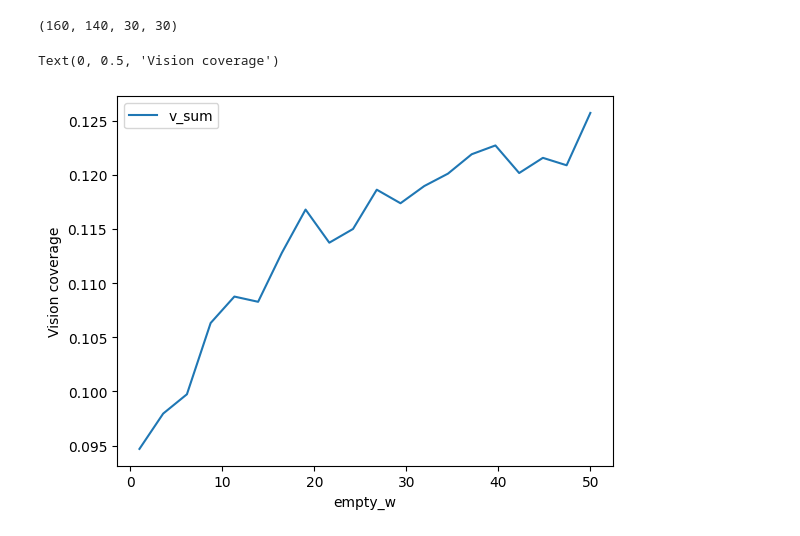
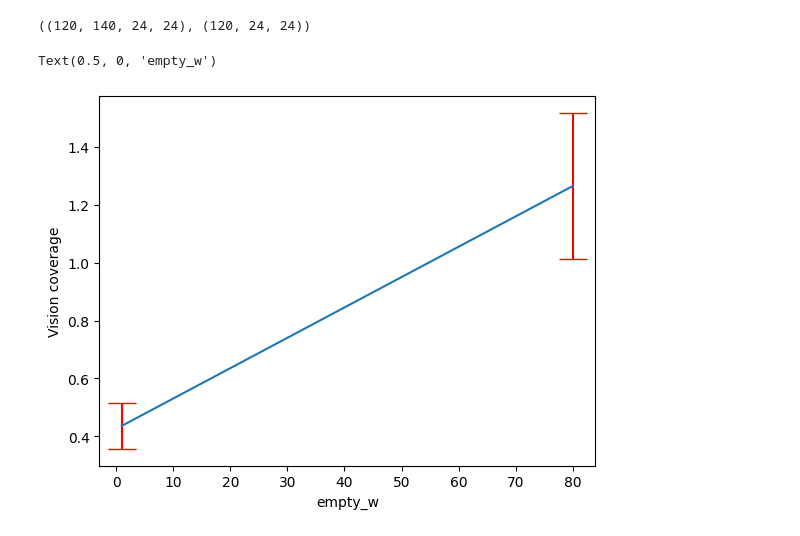
Before and after one commit to viktorvesely/TaC, a Jupyter notebook: simulation/analysis.ipynb, the cells around one changed output. Saved outputs shown, nothing was run; the diff lists cells and outputs as text; code cells hidden in the pictures.

```diff
--- a/simulation/analysis.ipynb
+++ b/simulation/analysis.ipynb
@@ -5,8 +5,9 @@ from pathlib import Path
 import re
 import json
 from matplotlib import pyplot as plt
+import seaborn as sns
 
-dataframes = ["TheftEvent.parquet", "VisionEvent.parquet"]
+dataframes = ["TheftEvent.parquet", "VisionEvent.parquet", "MapEvent.parquet", "ChosenTargetEvent.parquet"]
 attach_config_vars = ["generation_empty_w"]
 
 folder = Path(".").resolve() / "data" / "experiments"
@@ -56,6 +57,8 @@ def load_experiments_by_name(name) -> dict[str, pd.DataFrame]:
 
     return dfs
 
-dfs = load_experiments_by_name("motivation_high_effect")
+dfs = load_experiments_by_name("look_for_target_cooldown")
 df = dfs["TheftEvent.parquet"]
 vision = dfs["VisionEvent.parquet"]
+walls_df = dfs["MapEvent.parquet"]
+ts = dfs["ChosenTargetEvent.parquet"]
@@ -81,6 +84,7 @@ df
 
 def custom():
     cubes = []
+    walls = []
     empty_w = []
 
     for rand in vision["rand"].unique():
@@ -88,9 +92,12 @@ def custom():
         var_interest = df["generation_empty_w"]
 
         if (uniques := var_interest.unique()).size > 1:
-            raise ValueError("Var uniquer more than 1")
+            raise ValueError("Var unique more than 1")
 
         empty_w.append(uniques[0])
+
+        walls_one_df = walls_df[walls_df["rand"] == rand].drop(columns=["rand", "generation_empty_w"])
+        walls.append(walls_one_df.to_numpy())
 
         df = df.drop(columns=["rand", "generation_empty_w"])
         n_grid = df.columns.size - 1
@@ -106,27 +113,47 @@ def custom():
 
         cubes.append(cube)
 
-    return np.array(cubes), np.array(empty_w)
+    return np.array(cubes), np.array(empty_w), np.array(walls)
 
-cubes, empty_w = custom()
-cubes.shape
+cubes, empty_w, walls = custom()
+cubes.shape, walls.shape
 # %% [output]
-(160, 140, 30, 30)
+((120, 140, 24, 24), (120, 24, 24))
 # %%
 X = np.unique(empty_w)
 
-iv = {"empty_w": [], "v_sum": []}
+iv = {"empty_w": [], "v_mean": [], "v_std": []}
 for x in X:
     mask = empty_w == x
     group_cubes = cubes[mask, :, :, :]
-    #group_cubes_mean_experiments = np.mean(group_cubes, axis=0)
+    group_walls = walls[mask, :, :]
+
+    n_var, n_time, N, _ = group_cubes.shape
+    n_per_var = n_time * N * N
+
+    mean_vis = []
+    for i_var in range(n_var):
+        n_walls = np.isclose(group_walls[i_var], 0.0).sum()
+        n_valid = n_per_var - (n_walls * n_time)
+        sum_vision = np .sum(group_cubes[i_var, :, :, :])
+        mean_vis.append(sum_vision / n_valid)
+
     iv["empty_w"].append(x)
-    iv["v_sum"].append(np.mean(group_cubes))
+    iv["v_mean"].append(np.mean(mean_vis))
+    iv["v_std"].append(np.std(mean_vis))
 
 
-iv = pd.DataFrame(iv)
-ax = iv.sort_values("empty_w").plot.line("empty_w", "v_sum")
+iv = pd.DataFrame(iv).sort_values("empty_w")
+x = iv["empty_w"]
+y = iv["v_mean"]
+err = iv["v_std"]
+
+fig, ax = plt.subplots()
+
+#ax.plot(x, y)
+ax.errorbar(x, y, err, capsize=10, ecolor="red")
 ax.set_ylabel("Vision coverage")
+ax.set_xlabel("empty_w")
 # %% [output]
-Text(0, 0.5, 'Vision coverage')
+Text(0.5, 0, 'empty_w')
-[figure, old version]
+[figure, new version]
```
Also changed, not shown: parts of 15 cells of this notebook, 14 other files.
